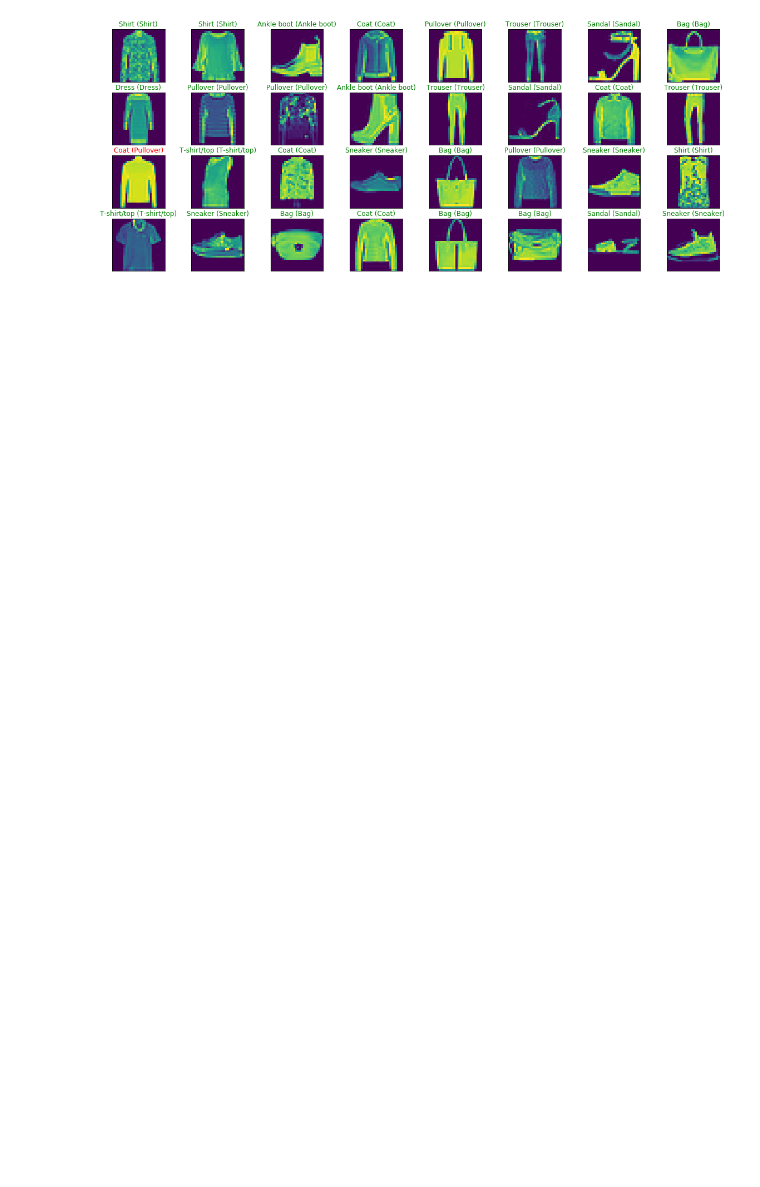
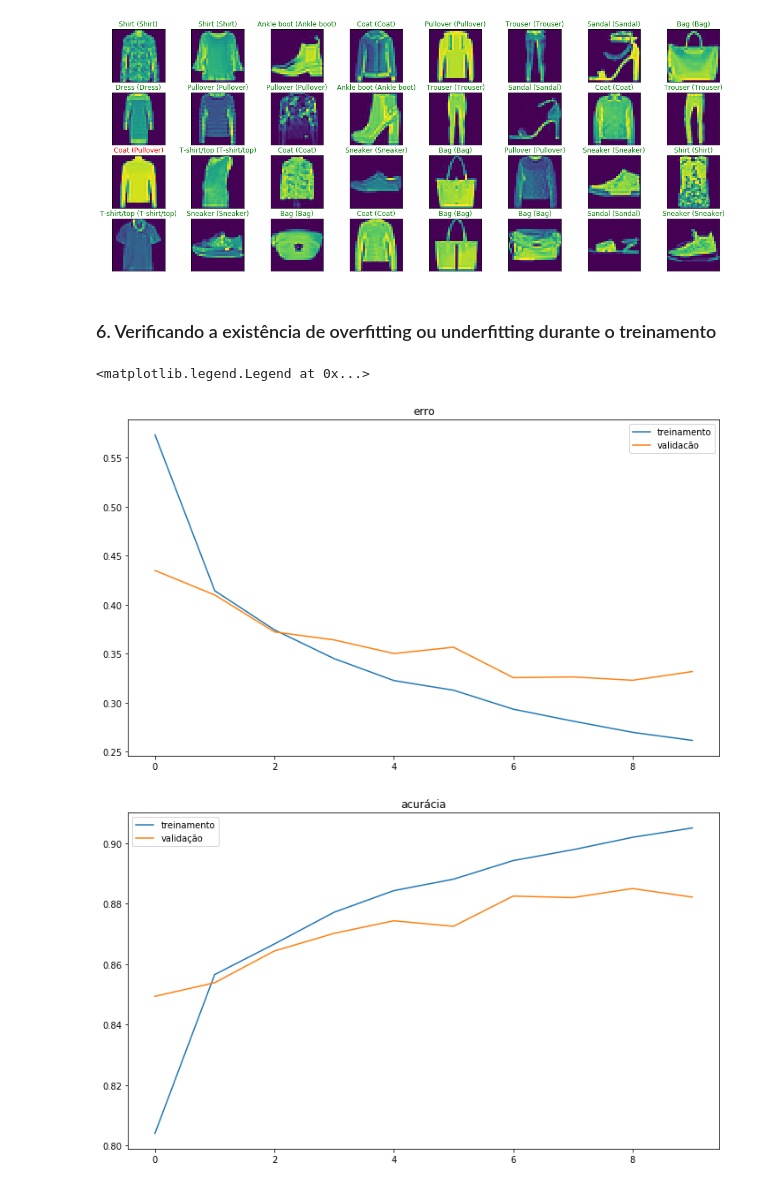
Before and after one commit to mgulfier/FIAP_DEEP_LEARNING, a Jupyter notebook: TrabFinal_Fashion_MNIST.ipynb, the cells around one changed output. Saved outputs shown, nothing was run; the diff lists cells and outputs as text; code cells hidden in the pictures; blank space fills up the shorter version.

```diff
--- a/TrabFinal_Fashion_MNIST.ipynb
+++ b/TrabFinal_Fashion_MNIST.ipynb
@@ -250,3 +533,21 @@ for i, idx in enumerate(np.random.choice(x_test_ori.shape[0], size=32, replace=F
     # amostras corretamente classificadas em verde, incorretamente classificadas em vermelho
 # %% [output]
 [figure]
+# %% [markdown]
+### 6. Verificando a existência de overfitting ou underfitting durante o treinamento
+# %%
+plt.figure(figsize=(12,7))
+plt.plot(training3.epoch,training3.history['loss'], label='treinamento')
+plt.plot(training3.epoch,training3.history['val_loss'], label='validacão')
+plt.title('erro')
+plt.legend(loc='best')
+
+plt.figure(figsize=(12,7))
+plt.plot(training3.epoch,training3.history['acc'], label='treinamento')
+plt.plot(training3.epoch,training3.history['val_acc'], label='validação')
+plt.title('acurácia')
+plt.legend(loc='best')
+# %% [output]
+<matplotlib.legend.Legend at 0x...>
+[figure, added]
+[figure, added]
```
Also changed, not shown: parts of 53 cells of this notebook, 1 other file.
